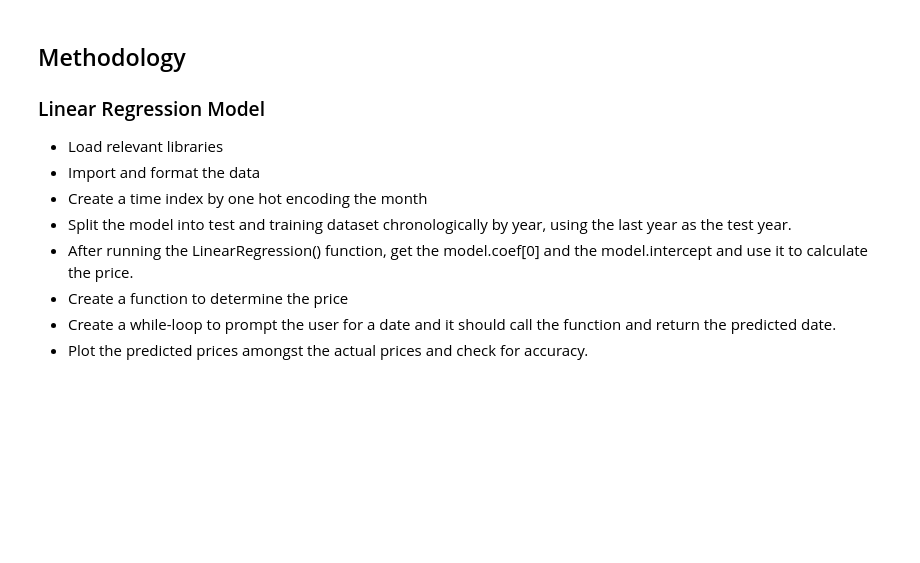
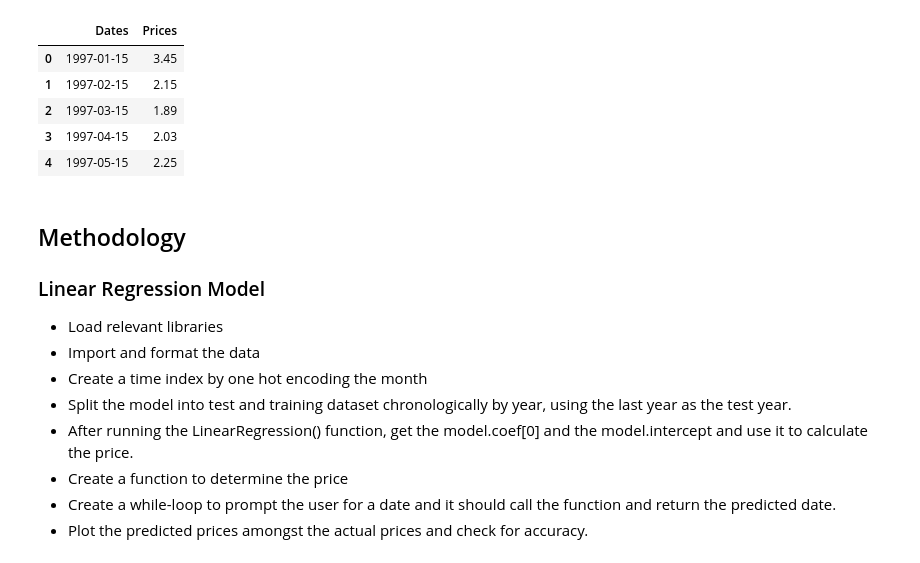
Before and after one commit to aye-ko/jp_morgan_job_sim, a Jupyter notebook: Natural_Gas_Prediction_Model.ipynb, the cells around one changed output. Saved outputs shown, nothing was run; the diff lists cells and outputs as text; code cells hidden in the pictures; blank space fills up the shorter version.

```diff
--- a/Natural_Gas_Prediction_Model.ipynb
+++ b/Natural_Gas_Prediction_Model.ipynb
@@ -44,3 +61,16 @@ display(df.head())
+# %%
+# convert 'Dates' column to datetime and 'Prices' column to numeric
+df.rename(columns={'Date': 'Dates', 'Henry Hub Natural Gas Spot Price (Dollars per Million Btu)': 'Prices'}, inplace=True)
+df['Dates'] = pd.to_datetime(df['Dates'])
+df['Prices'] = pd.to_numeric(df['Prices'], errors='coerce')
+display(df.head())
+# %% [output]
+|  | Dates | Prices |
+| 0 | 1997-01-15 | 3.45 |
+| 1 | 1997-02-15 | 2.15 |
+| 2 | 1997-03-15 | 1.89 |
+| 3 | 1997-04-15 | 2.03 |
+| 4 | 1997-05-15 | 2.25 |
 # %% [markdown]
 ## Methodology
 ### Linear Regression Model
```
Also changed, not shown: parts of 12 cells of this notebook, 1 other file.
